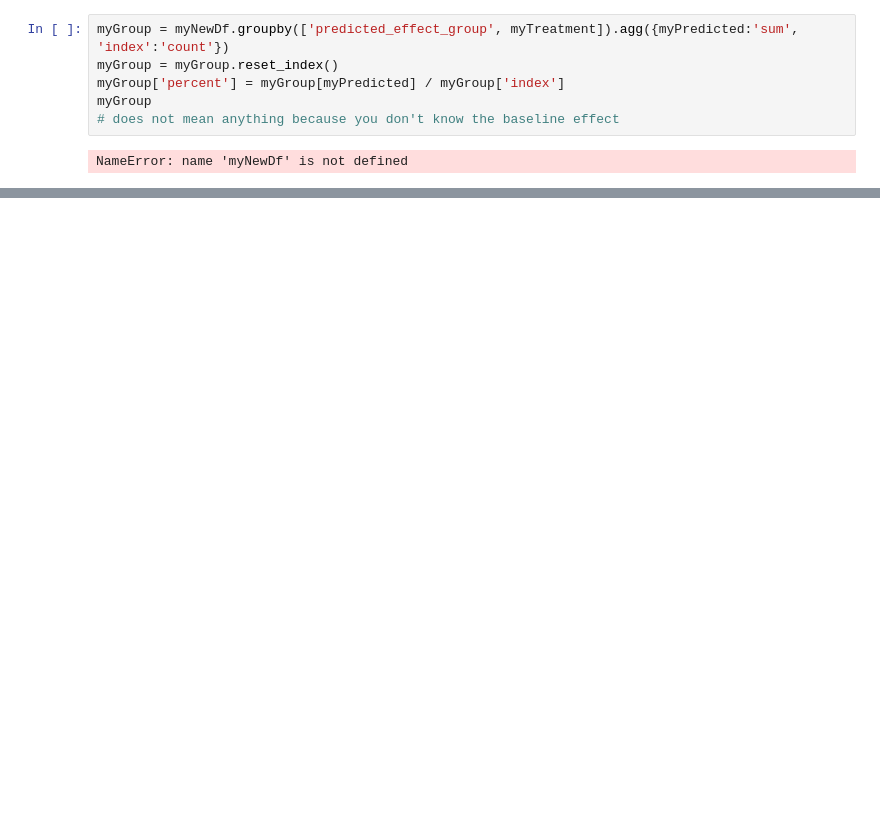
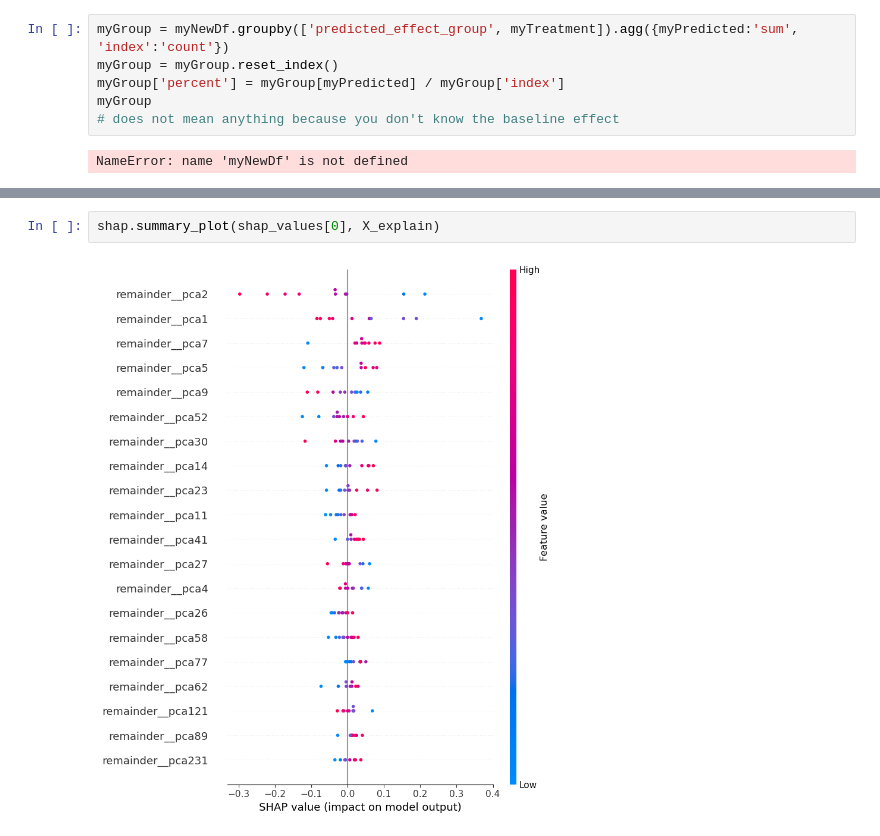
Before and after one commit to michelraskin/ttmhte, a Jupyter notebook: eICU/eICUAnalysisNeural.ipynb, the cells around one changed output, grey strips where cells are left out. Drawn from its saved outputs; the diff is of its cells as text; blank space fills up the shorter version.

```diff
--- a/eICU/eICUAnalysisNeural.ipynb
+++ b/eICU/eICUAnalysisNeural.ipynb
@@ -285,0 +458,4 @@ NameError: name 'myNewDf' is not defined
+# %%
+shap.summary_plot(shap_values[0], X_explain)
+# %% [output]
+[figure, added]
```
Also changed, not shown: parts of 20 cells of this notebook, 13 other files.
